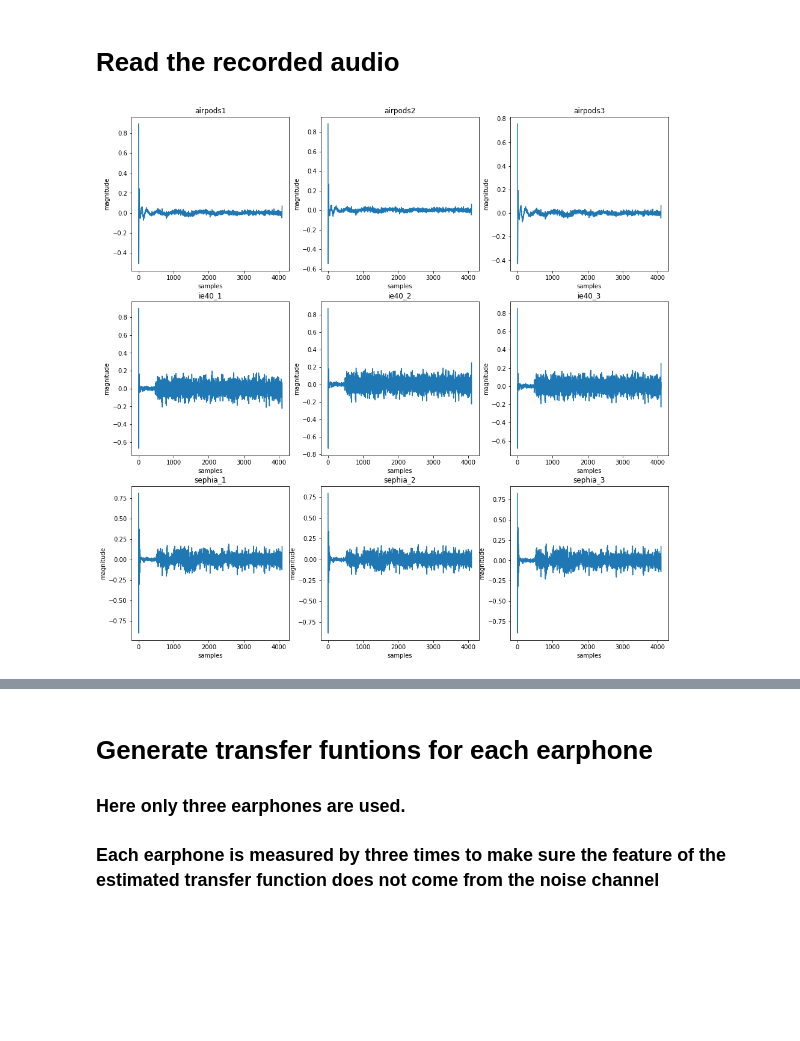
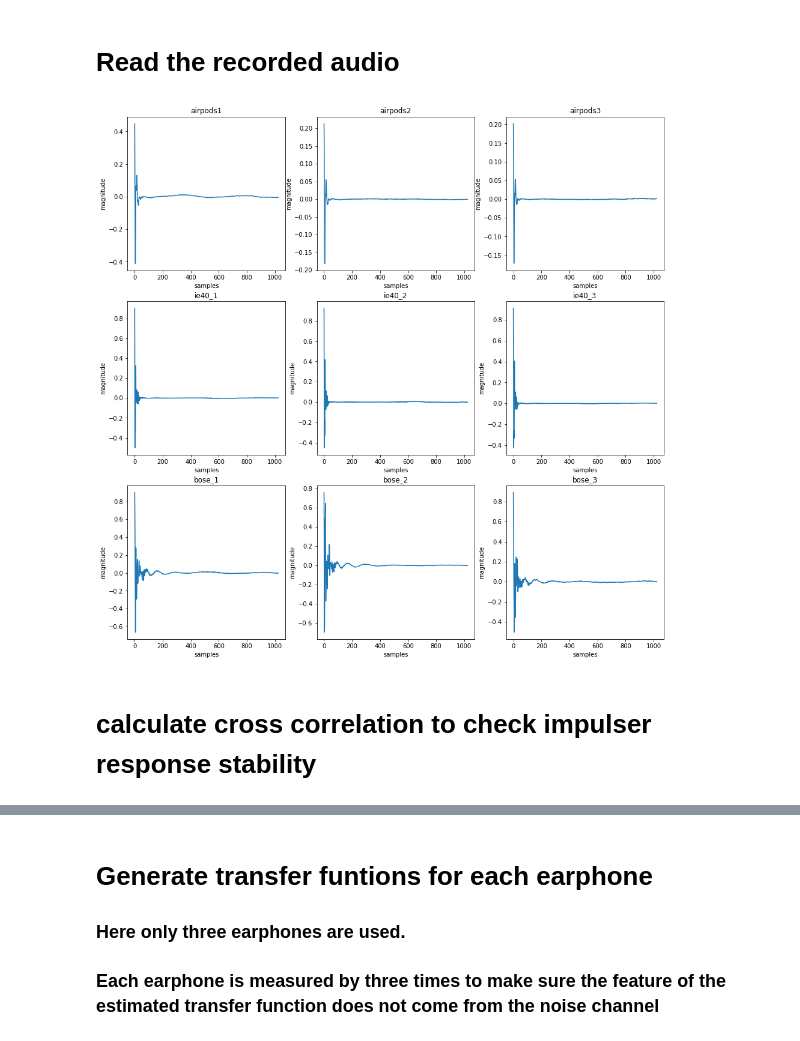
Before and after one commit to XZWY/2fa, a Jupyter notebook: Transfer function of three different earphones.ipynb, the cells around one changed output, grey strips where cells are left out. Saved outputs shown, nothing was run; the diff lists cells and outputs as text; code cells hidden in the pictures; blank space fills up the shorter version.

```diff
--- a/Transfer function of three different earphones.ipynb
+++ b/Transfer function of three different earphones.ipynb
@@ -11,7 +11,7 @@ from scipy.io.wavfile import write
 # %% [markdown]
 # Input one fixed audio
 # %%
-fft_length = 4096
+fft_length = 1024
 fs = 44100  # Sample rate
 seconds = 2  # Duration of recording
 # %%
@@ -64,39 +64,59 @@ def clip_recording(audio):
     return audio[index:index+fft_length]
 # %% [markdown]
 # Read the recorded audio
+# %%
+samples_per_earphone = 10
+ie40 = []
+bose800 = []
+airpods = []
 # %%
-_, ie40_1 = wavfile.read(folder_name+"ie40_1.wav")
-_, ie40_2 = wavfile.read(folder_name+"ie40_2.wav")
-_, ie40_3 = wavfile.read(folder_name+"ie40_3.wav")
-_, sephia_1 = wavfile.read(folder_name+"sephia_1.wav")
-_, sephia_2 = wavfile.read(folder_name+"sephia_2.wav")
-_, sephia_3 = wavfile.read(folder_name+"sephia_3.wav")
-_, airpods_1 = wavfile.read(folder_name+"airpods_1.wav")
-_, airpods_2 = wavfile.read(folder_name+"airpods_2.wav")
-_, airpods_3 = wavfile.read(folder_name+"airpods_3.wav")
+for i in range(1, samples_per_earphone + 1):
+    _, ie40_audio = wavfile.read(folder_name+"ie40_"+str(i)+".wav")
+    _, bose_audio = wavfile.read(folder_name+"bose800_"+str(i)+".wav")
+    _, airpods_audio = wavfile.read(folder_name+"airpods_"+str(i)+".wav")
+    ie40.append(ie40_audio)
+    bose800.append(bose_audio)
+    airpods.append(airpods_audio)
+
+# _, ie40_1 = wavfile.read(folder_name+"ie40_1.wav")
+# _, ie40_2 = wavfile.read(folder_name+"ie40_2.wav")
+# _, ie40_3 = wavfile.read(folder_name+"ie40_3.wav")
+# _, bose800_1 = wavfile.read(folder_name+"bose800_1.wav")
+# _, bose800_2 = wavfile.read(folder_name+"bose800_2.wav")
+# _, bose800_3 = wavfile.read(folder_name+"bose800_3.wav")
+# _, airpods_1 = wavfile.read(folder_name+"airpods_1.wav")
+# _, airpods_2 = wavfile.read(folder_name+"airpods_2.wav")
+# _, airpods_3 = wavfile.read(folder_name+"airpods_3.wav")
 
 
 # clip the played sound
-ie40_1 = clip_recording(ie40_1)
-ie40_2 = clip_recording(ie40_2)
-ie40_3 = clip_recording(ie40_3)
-sephia_1 = clip_recording(sephia_1)
-sephia_2 = clip_recording(sephia_2)
-sephia_3 = clip_recording(sephia_3)
-airpods_1 = clip_recording(airpods_1)
-airpods_2 = clip_recording(airpods_2)
-airpods_3 = clip_recording(airpods_3)
-
+# ie40_1 = clip_recording(ie40_1)
+# ie40_2 = clip_recording(ie40_2)
+# ie40_3 = clip_recording(ie40_3)
+# sephia_1 = clip_recording(sephia_1)
+# sephia_2 = clip_recording(sephia_2)
+# sephia_3 = clip_recording(sephia_3)
+# airpods_1 = clip_recording(airpods_1)
+# airpods_2 = clip_recording(airpods_2)
+# airpods_3 = clip_recording(airpods_3)
+for i in range(samples_per_earphone):
+    ie40[i] = clip_recording(ie40[i])
+for i in range(samples_per_earphone):
+    bose800[i] = clip_recording(bose800[i])
+for i in range(samples_per_earphone):
+    airpods[i] = clip_recording(airpods[i])
 # display in time domain
 plt.figure(figsize=(16, 16))
-plot_audio(331, 'airpods1', airpods_1)
-plot_audio(332, 'airpods2', airpods_2)
-plot_audio(333, 'airpods3', airpods_3)
-plot_audio(334, 'ie40_1', ie40_1)
-plot_audio(335, 'ie40_2', ie40_2)
-plot_audio(336, 'ie40_3', ie40_3)
-plot_audio(337, 'sephia_1', sephia_1)
-plot_audio(338, 'sephia_2', sephia_2)
-plot_audio(339, 'sephia_3', sephia_3)
+plot_audio(331, 'airpods1', airpods[0])
+plot_audio(332, 'airpods2', airpods[3])
+plot_audio(333, 'airpods3', airpods[4])
+plot_audio(334, 'ie40_1', ie40[0])
+plot_audio(335, 'ie40_2', ie40[3])
+plot_audio(336, 'ie40_3', ie40[4])
+plot_audio(337, 'bose_1', bose800[0])
+plot_audio(338, 'bose_2', bose800[3])
+plot_audio(339, 'bose_3', bose800[4])
 # %% [output]
-[figure, old version]
+[figure, new version]
+# %% [markdown]
+# calculate cross correlation to check impulser response stability
```
Also changed, not shown: parts of 22 cells of this notebook.
